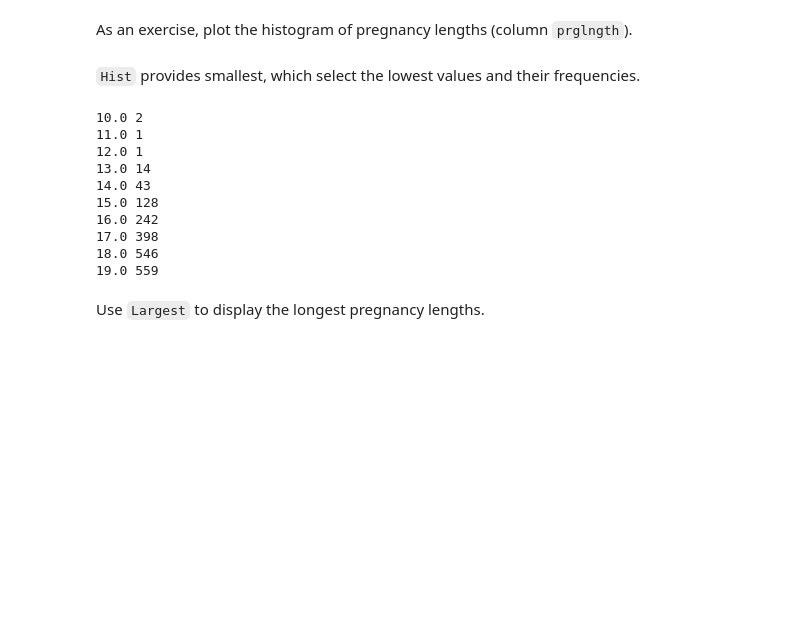
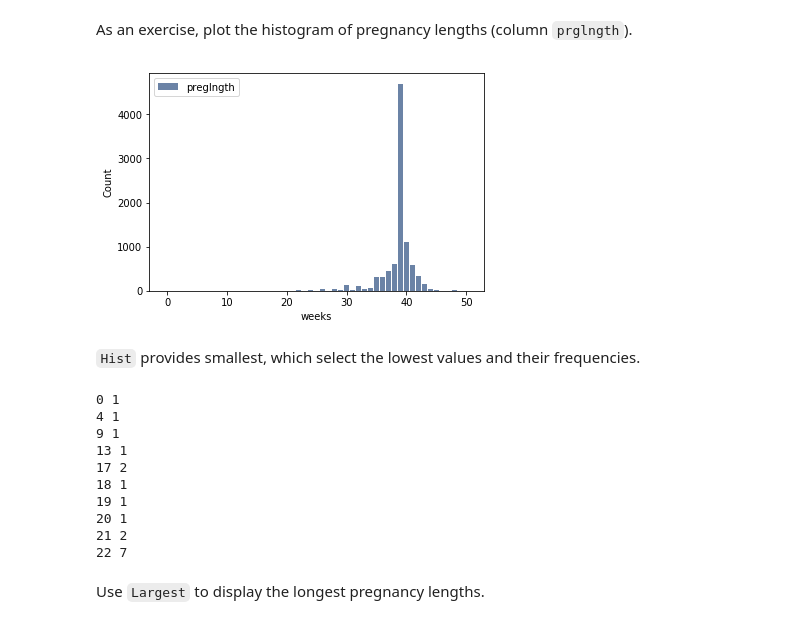
Before and after one commit to akm-2016/ThinkStats2, a Jupyter notebook: code/chap02ex.ipynb, the cells around one changed output. Saved outputs shown, nothing was run; the diff lists cells and outputs as text; code cells hidden in the pictures; blank space fills up the shorter version.

Commit message:
Solution 2 updated

```diff
--- a/code/chap02ex.ipynb
+++ b/code/chap02ex.ipynb
@@ -133,18 +133,25 @@ As an exercise, plot the histogram of pregnancy lengths (column `prglngth`).
+# %%
+# Solution goes here
+hist = thinkstats2.Hist(live.prglngth, label='preglngth')
+thinkplot.Hist(hist)
+thinkplot.Config(xlabel='weeks', ylabel='Count')
+# %% [output]
+[figure, added]
 # %% [markdown]
 `Hist` provides smallest, which select the lowest values and their frequencies.
 # %%
 for weeks, freq in hist.Smallest(10):
     print(weeks, freq)
 # %% [output]
-10.0 2
-11.0 1
-12.0 1
-13.0 14
-14.0 43
-15.0 128
-16.0 242
-17.0 398
-18.0 546
-19.0 559
+0 1
+4 1
+9 1
+13 1
+17 2
+18 1
+19 1
+20 1
+21 2
+22 7
 # %% [markdown]
 Use `Largest` to display the longest pregnancy lengths.
```
Also changed, not shown: parts of 33 cells of this notebook.
